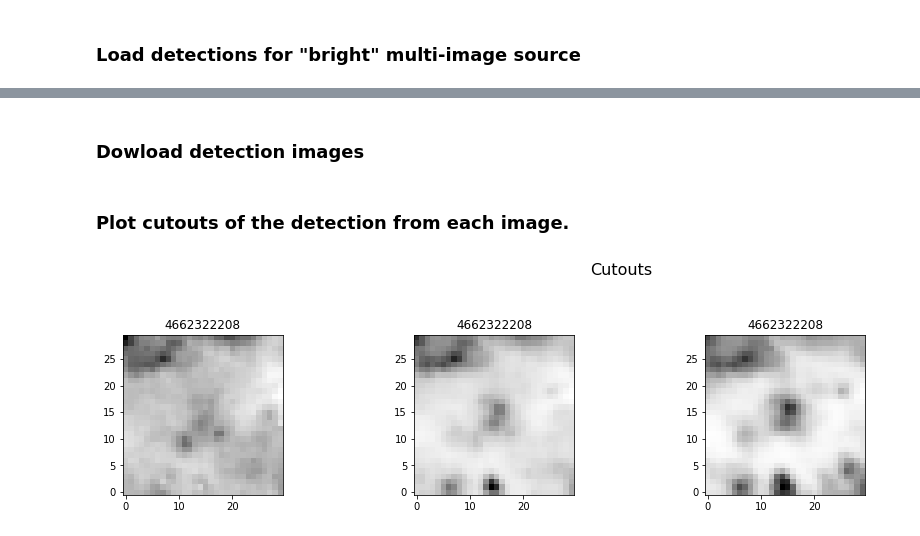
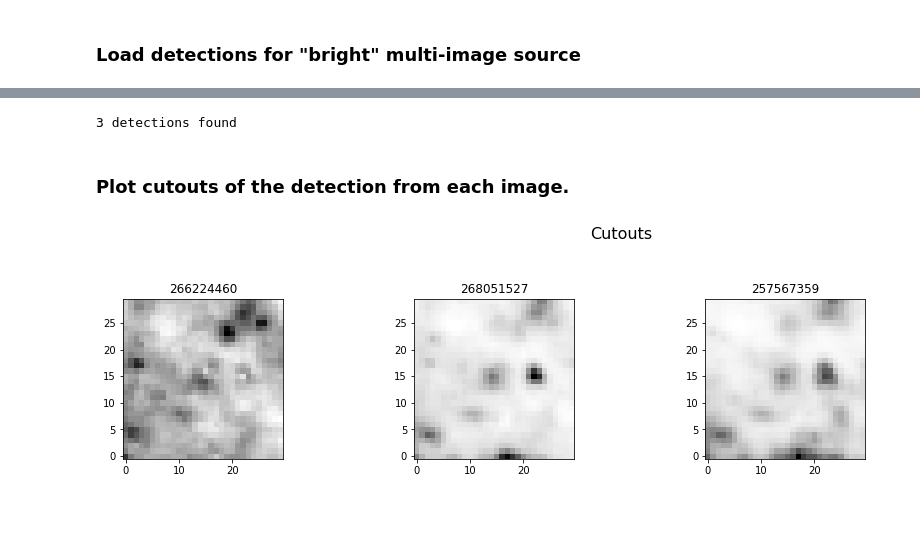
Before and after one commit to mcdittmar/ivoa-dm-examples, a Jupyter notebook: notebooks/HSC-Example.ipynb, the cells around one changed output, grey strips where cells are left out. Cells and saved outputs as stored; diff of their text form; code cells hidden in the pictures.

```diff
--- a/notebooks/HSC-Example.ipynb
+++ b/notebooks/HSC-Example.ipynb
@@ -196,0 +160,22 @@ Bright source 17111068 (22.0561008453369) has 3 luminosities.
+# %%
+def luminosity_in_band(source, phot_filters):
+    for luminosity in source.luminosity:
+        filter_in_selection = luminosity.filter in phot_filters
+        if filter_in_selection:
+            return luminosity.value
+
+def find_brightest(sources, phot_filters):
+    brightest = None
+    brightest_luminosity = None
+    for source in sources:
+        if brightest is None:
+            brightest = source
+            brightest_luminosity = luminosity_in_band(source, phot_filters).value
+            continue
+        for luminosity in source.luminosity:
+            if luminosity_in_band(source, phot_filters) < brightest_luminosity:
+                brightest = source
+    return brightest
+
+brightest = find_brightest(matching_sources, b_filters)
+print(int(brightest.name.value))
@@ -216,2 +185,0 @@ QTable masked=True length=3
-# %% [markdown]
-### Dowload detection images
@@ -223,39 +186,48 @@ for i, det in enumerate(detections):
+# %%
+HSC_DETECTIONS_BASE_URL = 'https://masttest.stsci.edu/vodml/Mashup/VoQuery.asmx/HscDetections?'
+params = {'MATCHID': brightest.name.value}
+detection_results = read_url(HSC_DETECTIONS_BASE_URL, params)
+
+detection_template = detection_results.find_instances(Detection)[0]
+print(f"{detection_template.cardinality} detections found")
+# %% [output]
+3 detections found
 # %% [markdown]
 ### Plot cutouts of the detection from each image.
 # %%
 #Set up the figure.
 fig = plt.figure(figsize=(20,10))
 plt.suptitle('Cutouts', fontsize=16)
 
-for i, filename in enumerate(det_image_files):
+for idx in range(detection_template.cardinality):
     #Make the title be the name of the detection.
-    det = detections[i]
-    title = int(scalar(det.name))
-    ra = det.position[0].coord.icrs.ra.deg
-    dec = det.position[0].coord.icrs.dec.deg
+    title = detection_template.name[idx]
+    ra = detection_template.position[0].coord[idx].icrs.ra.deg
+    dec = detection_template.position[0].coord[idx].icrs.dec.deg
+    filename = detection_template.source_image[0].url[idx]
 
     # Plot the first image data we find.
     hdu_list = fits.open(filename)
     for hdu_idx in range(len(hdu_list)):
         h = hdu_list[hdu_idx].header
         prime_or_image = (hdu_idx == 0) or (h.get('XTENSION') == 'IMAGE')
         is_image = (h.get('NAXIS') == 2) and prime_or_image
         if (is_image):
             break
 
     #Read in the image, header, and WCS
     data = getdata(filename, hdu_idx)
     header = getheader(filename, hdu_idx)
     w = wcs.WCS(header)
 
     #Make a cutout centered on the detection.
     position = SkyCoord(ra, dec, unit = 'deg')
     size = 30.0 #* u.arcsec
     cutout = Cutout2D(data, position, (size, size), wcs=w)
 
     #Make a subplot for this image.
-    ax = fig.add_subplot(3,4,i+1)
+    ax = fig.add_subplot(3,4,idx+1)
     ax.imshow(cutout.data, cmap='gray_r', origin='lower')
     ax.set_title(title)
 # %% [output]
-[figure, old version]
+[figure, new version]
```
Also changed, not shown: parts of 14 cells of this notebook.
